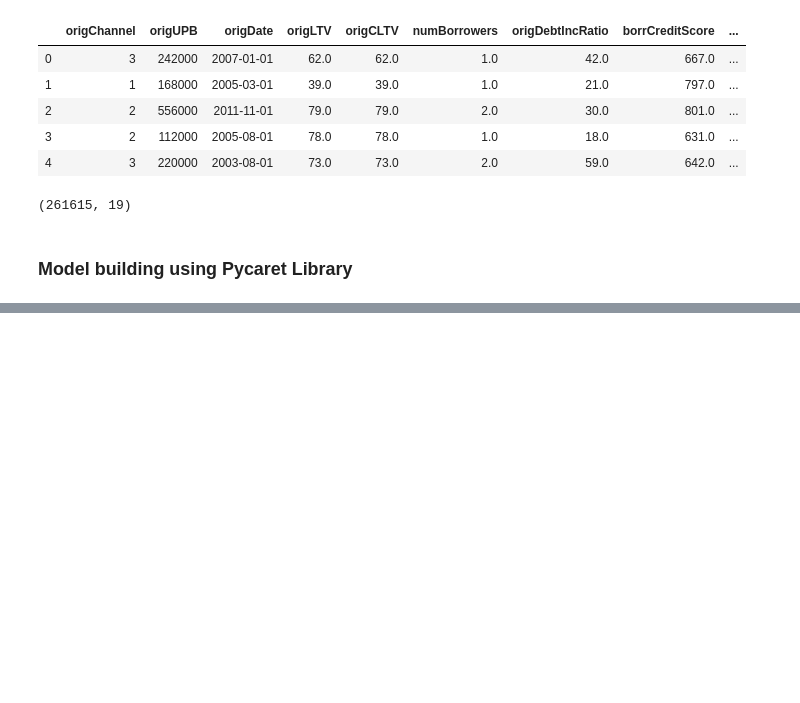
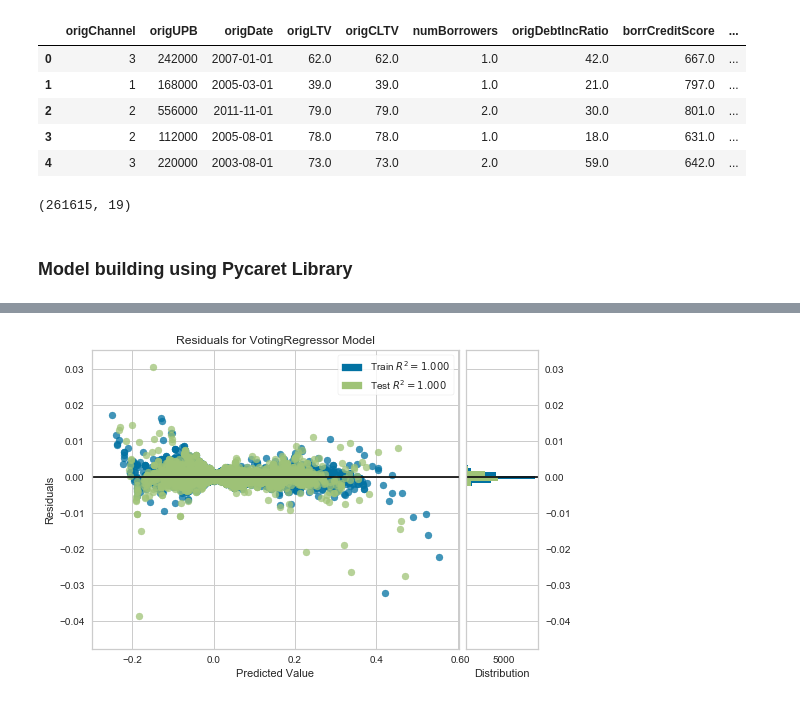
Before and after one commit to bigtoga/Project3, a Jupyter notebook: Justin/firstComplete - Copy.ipynb, the cells around one changed output, grey strips where cells are left out. Saved outputs shown, nothing was run; the diff lists cells and outputs as text; code cells hidden in the pictures; blank space fills up the shorter version.

```diff
--- a/Justin/firstComplete - Copy.ipynb
+++ b/Justin/firstComplete - Copy.ipynb
@@ -262,3 +252,2 @@ plot_model(et)
 # %%
-dt = create_model('dt')
-plot_model(dt)
+dt = create_model('dt', fold = 5)
@@ -265,3 +263,2 @@ plot_model(dt)
 # %%
-gbr = create_model('gbr')
-plot_model(gbr)
+gbr = create_model('gbr', fold = 5)
@@ -268,3 +274,2 @@ plot_model(gbr)
 # %%
-xgb = create_model('xgboost')
-plot_model(xgb)
+xgb = create_model('xgboost', fold = 5)
@@ -270,0 +285,2 @@ plot_model(xgb)
+# %%
+blend_specific = blend_models(estimator_list = [et, rf, cat, lgbm, dt, gbr, xgb], fold = 5)
@@ -270,0 +296,4 @@ plot_model(xgb)
+# %%
+plot_model(blend_specific, plot = 'residuals')
+# %% [output]
+[figure, added]
```
Also changed, not shown: parts of 15 cells of this notebook, 4 other files.
